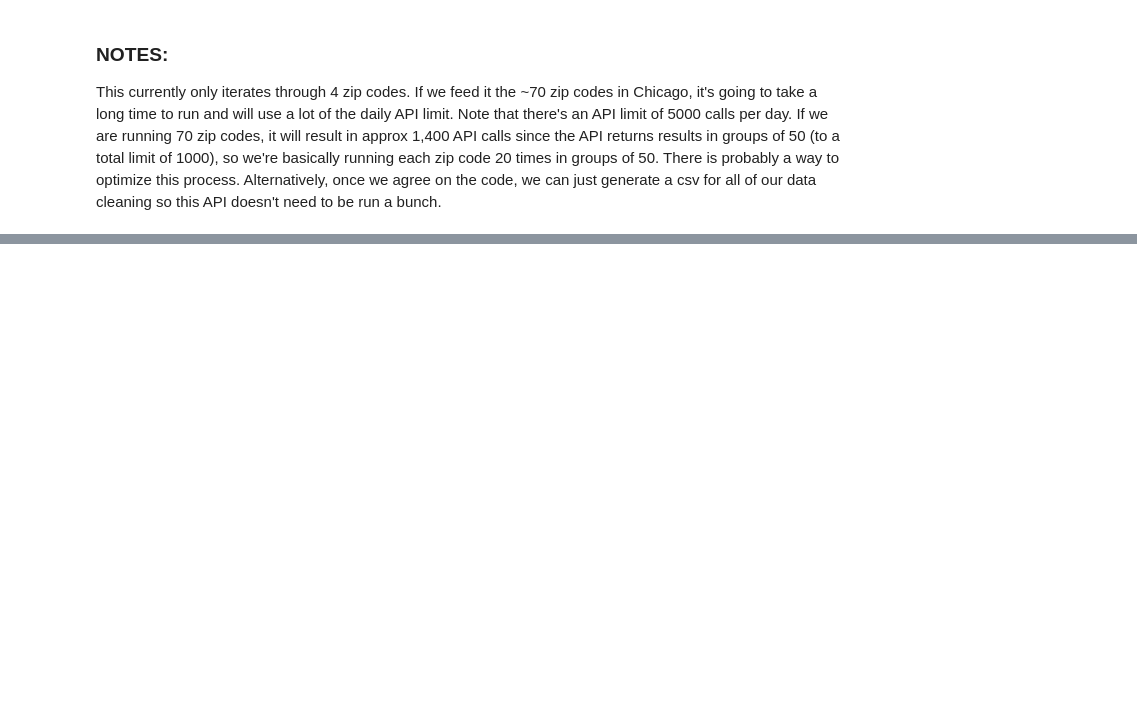
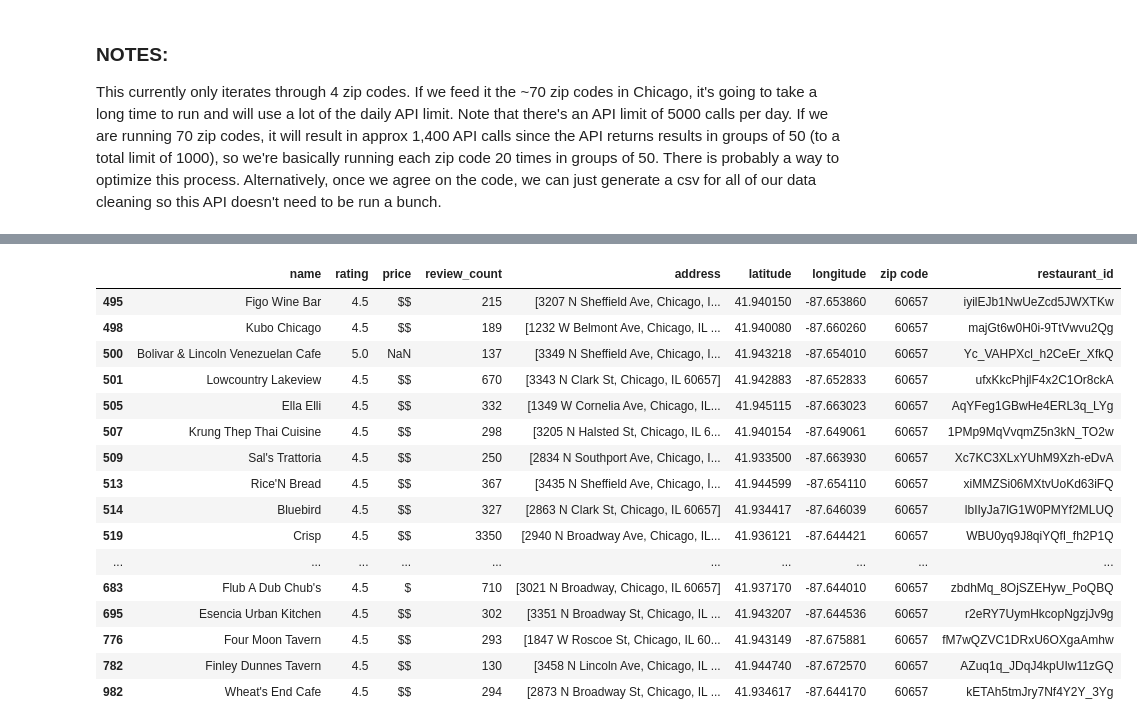
Before and after one commit to joyesufu/Where_Is_The_Food, a Jupyter notebook: yelp_api_experimentation.ipynb, the cells around one changed output, grey strips where cells are left out. Cells and saved outputs as stored; diff of their text form; code cells hidden in the pictures; blank space fills up the shorter version.

```diff
--- a/yelp_api_experimentation.ipynb
+++ b/yelp_api_experimentation.ipynb
@@ -47,7 +52,7 @@ for zips in chi_zips:
                   'offset' : offset}
 
         # Headers contain the API key
-        headers = {'Authorization': 'Bearer {}'.format(yelp_api_key)}
+        headers = {'Authorization': 'Bearer {}'.format(yelp_key)}
 
         # Place request
         response = requests.get(base_url, headers=headers, params=params)
@@ -133,0 +186,6 @@ restaurants_df['zip code'].value_counts()
+# %%
+#df by each zip code
+restaurants_df.to_csv("CSV_Output/Restaurant_Data.csv")
+restaurants_df["zip code"].dtype
+restaurants_df_60657 = restaurants_df.loc[restaurants_df["zip code"] == "60657"]
+restaurants_df_60657
@@ -133,0 +206,26 @@ restaurants_df['zip code'].value_counts()
+# %%
+#configure gmaps
+gmaps.configure(api_key=g_key)
+rating = restaurants_df_60657["rating"].astype(int)
+review_count = restaurants_df_60657["rating"].astype(int)
+new_rating_df = restaurants_df_60657.loc[(restaurants_df_60657["rating"]>4)]
+new_ratings = new_rating_df.loc[(new_rating_df["review_count"] > 100)]
+new_ratings
+# %% [output]
+|  | name | rating | price | review_count | address | latitude | longitude | zip code | restaurant_id |
+| 495 | Figo Wine Bar | 4.5 | $$ | 215 | [3207 N Sheffield Ave, Chicago, I... | 41.940150 | -87.653860 | 60657 | iyilEJb1NwUeZcd5JWXTKw |
+| 498 | Kubo Chicago | 4.5 | $$ | 189 | [1232 W Belmont Ave, Chicago, IL ... | 41.940080 | -87.660260 | 60657 | majGt6w0H0i-9TtVwvu2Qg |
+| 500 | Bolivar & Lincoln Venezuelan Cafe | 5.0 | NaN | 137 | [3349 N Sheffield Ave, Chicago, I... | 41.943218 | -87.654010 | 60657 | Yc_VAHPXcl_h2CeEr_XfkQ |
+| 501 | Lowcountry Lakeview | 4.5 | $$ | 670 | [3343 N Clark St, Chicago, IL 60657] | 41.942883 | -87.652833 | 60657 | ufxKkcPhjlF4x2C1Or8ckA |
+| 505 | Ella Elli | 4.5 | $$ | 332 | [1349 W Cornelia Ave, Chicago, IL... | 41.945115 | -87.663023 | 60657 | AqYFeg1GBwHe4ERL3q_LYg |
+| 507 | Krung Thep Thai Cuisine | 4.5 | $$ | 298 | [3205 N Halsted St, Chicago, IL 6... | 41.940154 | -87.649061 | 60657 | 1PMp9MqVvqmZ5n3kN_TO2w |
+| 509 | Sal's Trattoria | 4.5 | $$ | 250 | [2834 N Southport Ave, Chicago, I... | 41.933500 | -87.663930 | 60657 | Xc7KC3XLxYUhM9Xzh-eDvA |
+| 513 | Rice'N Bread | 4.5 | $$ | 367 | [3435 N Sheffield Ave, Chicago, I... | 41.944599 | -87.654110 | 60657 | xiMMZSi06MXtvUoKd63iFQ |
+| 514 | Bluebird | 4.5 | $$ | 327 | [2863 N Clark St, Chicago, IL 60657] | 41.934417 | -87.646039 | 60657 | lbIIyJa7lG1W0PMYf2MLUQ |
+| 519 | Crisp | 4.5 | $$ | 3350 | [2940 N Broadway Ave, Chicago, IL... | 41.936121 | -87.644421 | 60657 | WBU0yq9J8qiYQfI_fh2P1Q |
+| ... | ... | ... | ... | ... | ... | ... | ... | ... | ... |
+| 683 | Flub A Dub Chub's | 4.5 | $ | 710 | [3021 N Broadway, Chicago, IL 60657] | 41.937170 | -87.644010 | 60657 | zbdhMq_8OjSZEHyw_PoQBQ |
+| 695 | Esencia Urban Kitchen | 4.5 | $$ | 302 | [3351 N Broadway St, Chicago, IL ... | 41.943207 | -87.644536 | 60657 | r2eRY7UymHkcopNgzjJv9g |
+| 776 | Four Moon Tavern | 4.5 | $$ | 293 | [1847 W Roscoe St, Chicago, IL 60... | 41.943149 | -87.675881 | 60657 | fM7wQZVC1DRxU6OXgaAmhw |
+| 782 | Finley Dunnes Tavern | 4.5 | $$ | 130 | [3458 N Lincoln Ave, Chicago, IL ... | 41.944740 | -87.672570 | 60657 | AZuq1q_JDqJ4kpUIw11zGQ |
+| 982 | Wheat's End Cafe | 4.5 | $$ | 294 | [2873 N Broadway St, Chicago, IL ... | 41.934617 | -87.644170 | 60657 | kETAh5tmJry7Nf4Y2Y_3Yg |
```
Also changed, not shown: parts of 9 cells of this notebook, 3 other files.
